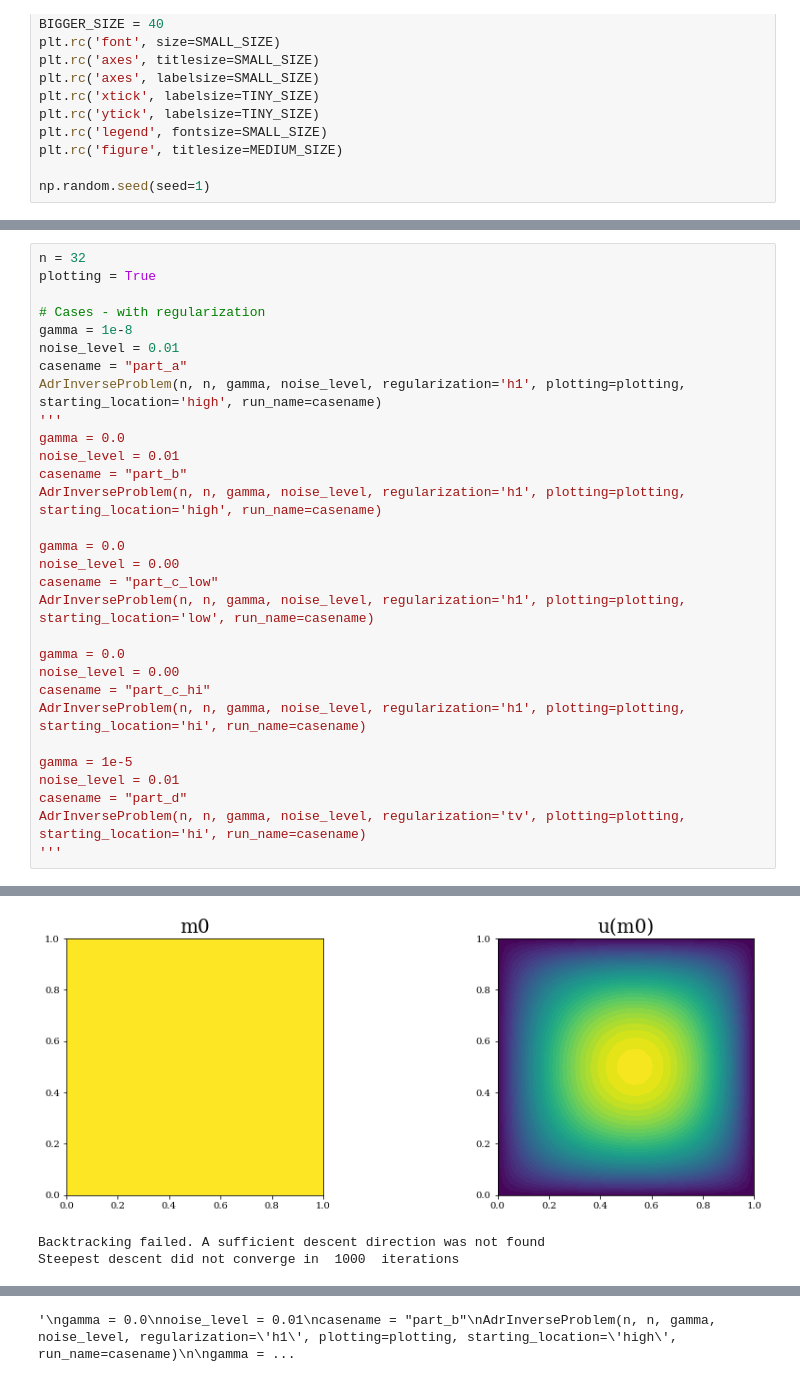
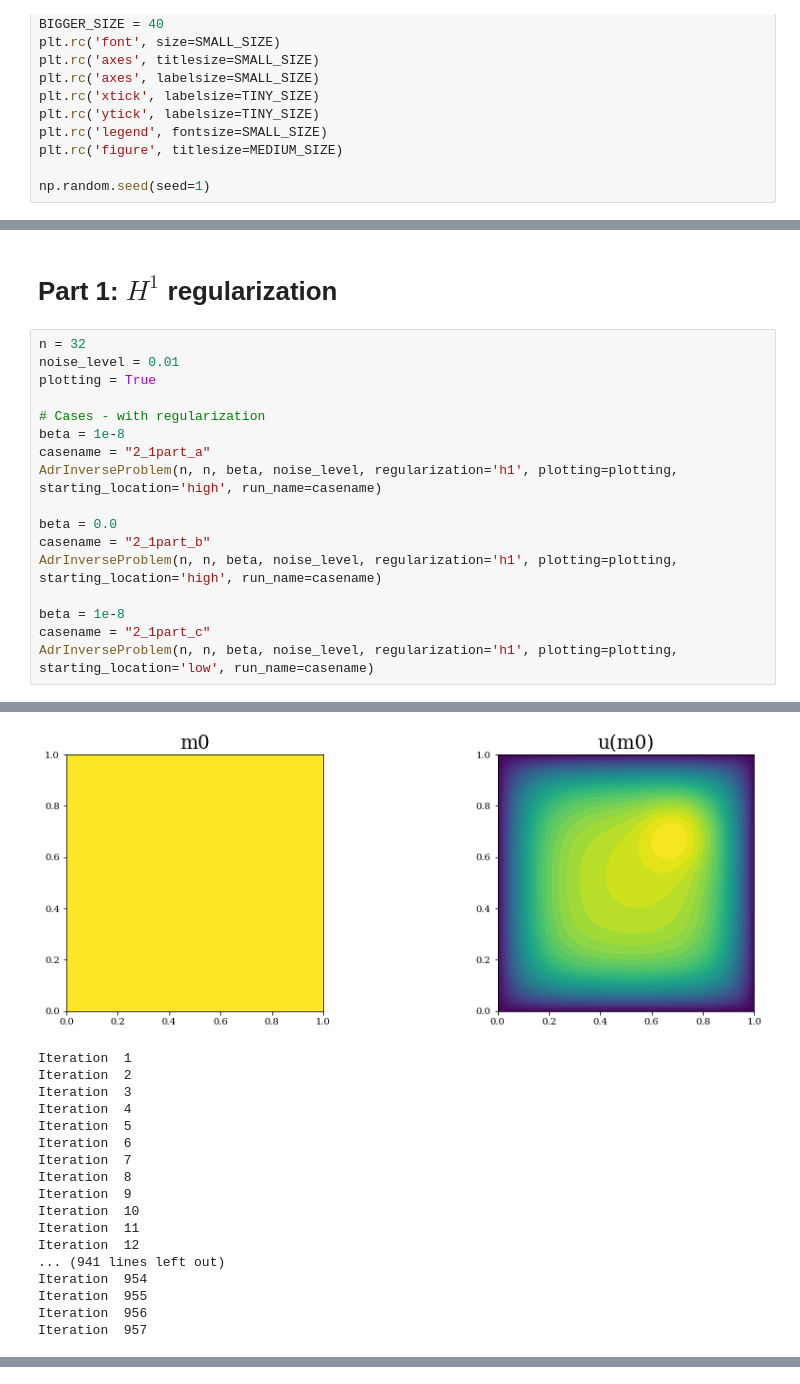
Before and after one commit to mashadab/Computational-and-Variational-Methods-for-Inverse-Problems, a Jupyter notebook: HW4-Hessian-action/Provided/HW4_Q2.ipynb, the cells around one changed output, grey strips where cells are left out. Cells and saved outputs as stored; diff of their text form.

```diff
--- a/HW4-Hessian-action/Provided/HW4_Q2.ipynb
+++ b/HW4-Hessian-action/Provided/HW4_Q2.ipynb
@@ -271,34 +270,23 @@ def AdrInverseProblem(nx, ny, gamma, noise_level, regularization = 'h1', plottin
     Mstate = dl.assemble(u_trial*u_test*dl.dx)
     noise_norm2 = noise.inner(Mstate*noise)
     return Vm.dim(), count, noise_norm2, cost_new, misfit_new, reg_new
+# %% [markdown]
+# Part 1: $H^1$ regularization
 # %%
 n = 32
+noise_level = 0.01
 plotting = True
 
 # Cases - with regularization
-gamma = 1e-8
-noise_level = 0.01
-casename = "part_a"
-AdrInverseProblem(n, n, gamma, noise_level, regularization='h1', plotting=plotting, starting_location='high', run_name=casename)
-'''
-gamma = 0.0
-noise_level = 0.01
-casename = "part_b"
-AdrInverseProblem(n, n, gamma, noise_level, regularization='h1', plotting=plotting, starting_location='high', run_name=casename)
+beta = 1e-8
+casename = "2_1part_a"
+AdrInverseProblem(n, n, beta, noise_level, regularization='h1', plotting=plotting, starting_location='high', run_name=casename)
 
-gamma = 0.0
-noise_level = 0.00
-casename = "part_c_low"
-AdrInverseProblem(n, n, gamma, noise_level, regularization='h1', plotting=plotting, starting_location='low', run_name=casename)
+beta = 0.0
+casename = "2_1part_b"
+AdrInverseProblem(n, n, beta, noise_level, regularization='h1', plotting=plotting, starting_location='high', run_name=casename)
 
-gamma = 0.0
-noise_level = 0.00
-casename = "part_c_hi"
-AdrInverseProblem(n, n, gamma, noise_level, regularization='h1', plotting=plotting, starting_location='hi', run_name=casename)
-
-gamma = 1e-5
-noise_level = 0.01
-casename = "part_d"
-AdrInverseProblem(n, n, gamma, noise_level, regularization='tv', plotting=plotting, starting_location='hi', run_name=casename)
-'''
+beta = 1e-8
+casename = "2_1part_c"
+AdrInverseProblem(n, n, beta, noise_level, regularization='h1', plotting=plotting, starting_location='low', run_name=casename)
 # %% [output]
@@ -306,3 +294,18 @@ AdrInverseProblem(n, n, gamma, noise_level, regularization='tv', plotting=plotti
-[figure, old version]
+[figure, new version]
-Backtracking failed. A sufficient descent direction was not found
-Steepest descent did not converge in  1000  iterations
+Iteration  1
+Iteration  2
+Iteration  3
+Iteration  4
+Iteration  5
+Iteration  6
+Iteration  7
+Iteration  8
+Iteration  9
+Iteration  10
+Iteration  11
+Iteration  12
+... (941 lines left out)
+Iteration  954
+Iteration  955
+Iteration  956
+Iteration  957
@@ -310 +311,0 @@ Steepest descent did not converge in  1000  iterations
-'\ngamma = 0.0\nnoise_level = 0.01\ncasename = "part_b"\nAdrInverseProblem(n, n, gamma, noise_level, regularization=\'h1\', plotting=plotting, starting_location=\'high\', run_name=casename)\n\ngamma = ...
```
Also changed, not shown: parts of 5 cells of this notebook, 21 other files.
